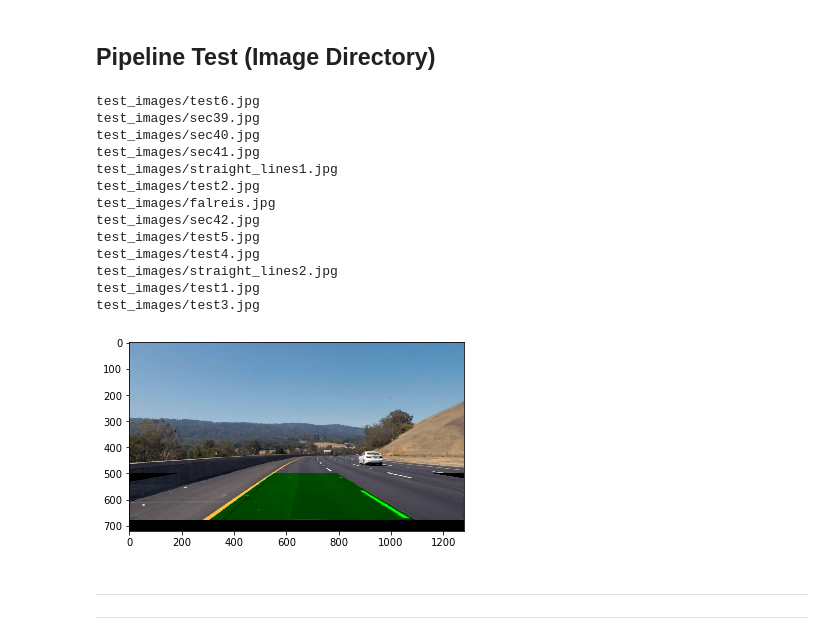
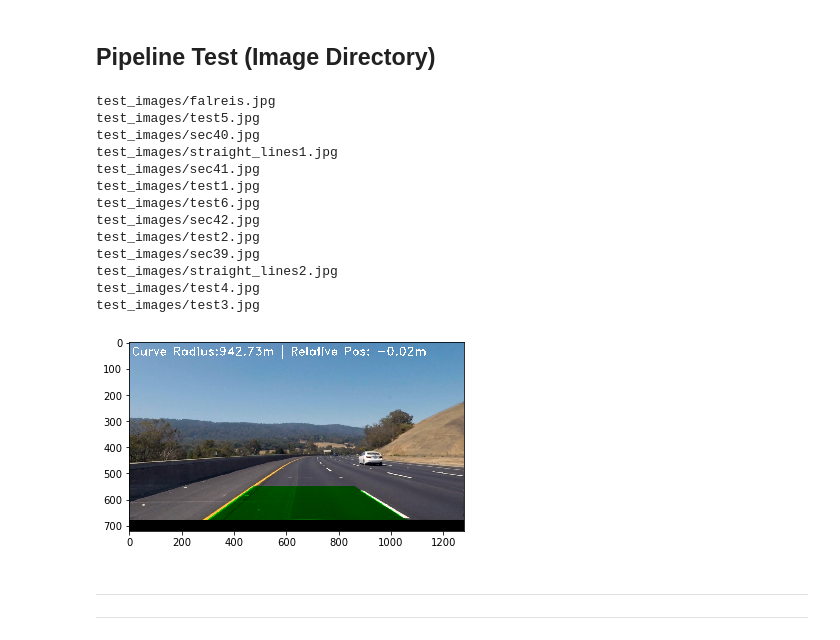
Before and after one commit to falreis/CarND-Advanced-Lane-Lines, a Jupyter notebook: code.ipynb, the cells around one changed output. Saved outputs shown, nothing was run; the diff lists cells and outputs as text; code cells hidden in the pictures.

```diff
--- a/code.ipynb
+++ b/code.ipynb
@@ -561,26 +567,6 @@ Region of Interests functions OK
 # %% [markdown]
 ### Warp Transform Functions
 # %%
-'''
-vertices_src = np.float32(
-    [[ 120, 720],
-     [ 450, 480],
-     [ 700, 480],
-     [1280, 720]]
-)
-
-vertices_dst = np.float32(
-    [[ 320, 720],
-     [ 0, 0],
-     [ 750, 0],
-     [ 1000, 720]]
-)
-
-CONST_VERT_X1 = 300
-CONST_VERT_X2 = 1000
-CONST_VERT_Y1 = 0
-CONST_VERT_Y2 = 700
-'''
 vertices_y_top = 550
 
 vertices_src = np.float32(
@@ -625,7 +611,7 @@ mtx = []
 dist = []
 # %%
 CONST_REL_POSITION_INDEX = 650
-CONST_PIPE_RELOAD_FIT = 15
+CONST_PIPE_RELOAD_FIT = 1
 
 pp_hist = False
 pp_ploty = None
@@ -659,12 +645,10 @@ def pipeline(img):
     warp_orig = warp_transform(undist_img)
 
     #convert to HSL
-    warp_hls = hls_color(warp_orig)
+    warp_hsl = hls_color(warp_orig)
 
     #apply sobel and S-Channel conversion
-    #warp_s = binary_s_channel(warp_hsl, thresh=(100, 180))
-    #warp_sobel = sobel(warp_hsl, sobel_kernel=7, dir_thresh=(0, 2), mag_thresh=(50,255), abs_thresh=(50,255))
-    warp_s2 = binary_s_channel2(warp_hsl, thresh=(100,180))
+    warp_s2 = binary_s_channel2(warp_hsl, thresh=(120,180))
     warp_left = sobel(warp_s2, sobel_kernel=7, dir_thresh=(0, 2), mag_thresh=(100,200), abs_thresh=(100,200))
     warp_right = sobel(warp_hsl, sobel_kernel=7, dir_thresh=(0, 2), mag_thresh=(50,255), abs_thresh=(50,255))
     warp_conc = np.concatenate((warp_left[:,0:640], warp_right[:, 640:1280]), axis=1)
@@ -674,11 +658,15 @@ def pipeline(img):
     warp_f[y1:y2, x1:x2] = warp_conc[y1:y2, x1:x2]
 
     #apply fit continuous in the s channel image
+    '''
     if pp_hist == False:
         out_img = pp_ploty, pp_left_fit, pp_right_fit, pp_left_lane, pp_right_lane = fit_histogram(warp_f)
         pipe_fit = True
 
     left_fitx, right_fitx, left_lane_inds, right_lane_inds = fit_continuous(warp_f, True, pp_left_fit, pp_right_fit, pp_left_lane, pp_right_lane)
+    '''
+
+    ploty, left_fitx, right_fitx, left_lane_inds, right_lane_inds = fit_lane(warp_f)
 
     #draw green area over the warp image ()
     shape_x = warp_orig.shape[0]
@@ -697,9 +685,8 @@ def pipeline(img):
     green_persp[0:vertices_y_top, :] = undist_img[0:vertices_y_top, :]
 
     #unwarp lane to mesure curvature
-    '''
     unwarp = warp_transform(green_warp,True)
-    unwarp_s2 = binary_s_channel2(unwarp, thresh=(100, 180))
+    unwarp_s2 = binary_s_channel2(unwarp, thresh=(50, 180))
     unwarp_left = sobel(unwarp_s2, sobel_kernel=7, dir_thresh=(0, 2), mag_thresh=(100,200), abs_thresh=(100,200))
     unwarp_right = sobel(unwarp, sobel_kernel=7, dir_thresh=(0, 2), mag_thresh=(50,255), abs_thresh=(50,255))
     unwarp_conc = np.concatenate((unwarp_left[:,0:640], unwarp_right[:, 640:1280]), axis=1)
@@ -710,12 +697,11 @@ def pipeline(img):
     pos = relative_position(left_curvex[CONST_REL_POSITION_INDEX], right_curvex[CONST_REL_POSITION_INDEX])
 
     #print(left_fitx[CONST_REL_POSITION_INDEX], right_fitx[CONST_REL_POSITION_INDEX])
-
     final_img = write_text(green_persp, left_curverad, pos) #use continuous track line, to increase accuracy
 
     return final_img
-    '''
-    return green_persp
+
+    #return green_persp
 
 print('Pipeline OK')
 # %% [output]
@@ -999,34 +998,34 @@ print(left_curverad, right_curverad)
 # %%
 CONST_INPUT_PIPELINE_PATH = "test_images/"
 CONST_OUTPUT_PIPELINE_PATH = "output_images/"
 
 img_paths = os.listdir(CONST_INPUT_PIPELINE_PATH)
 
+#img_name = "test6.jpg"
+
 for img_name in img_paths:
     original_image = mpimg.imread(CONST_INPUT_PIPELINE_PATH + img_name)
     print(CONST_INPUT_PIPELINE_PATH + img_name)
-    pp_index = 0
-    pp_hist = False
     pipe_img = pipeline(original_image)
 
     #save image
     plt.imshow(pipe_img)
     plt.savefig(CONST_OUTPUT_PIPELINE_PATH + img_name)
 # %% [output]
+test_images/falreis.jpg
+test_images/test5.jpg
+test_images/sec40.jpg
+test_images/straight_lines1.jpg
+test_images/sec41.jpg
+test_images/test1.jpg
 test_images/test6.jpg
+test_images/sec42.jpg
+test_images/test2.jpg
 test_images/sec39.jpg
-test_images/sec40.jpg
-test_images/sec41.jpg
-test_images/straight_lines1.jpg
-test_images/test2.jpg
-test_images/falreis.jpg
-test_images/sec42.jpg
-test_images/test5.jpg
+test_images/straight_lines2.jpg
 test_images/test4.jpg
-test_images/straight_lines2.jpg
-test_images/test1.jpg
 test_images/test3.jpg
-[figure, old version]
+[figure, new version]
 # %% [markdown]
 ---
 
```
Also changed, not shown: parts of 22 cells of this notebook, 14 other files.
